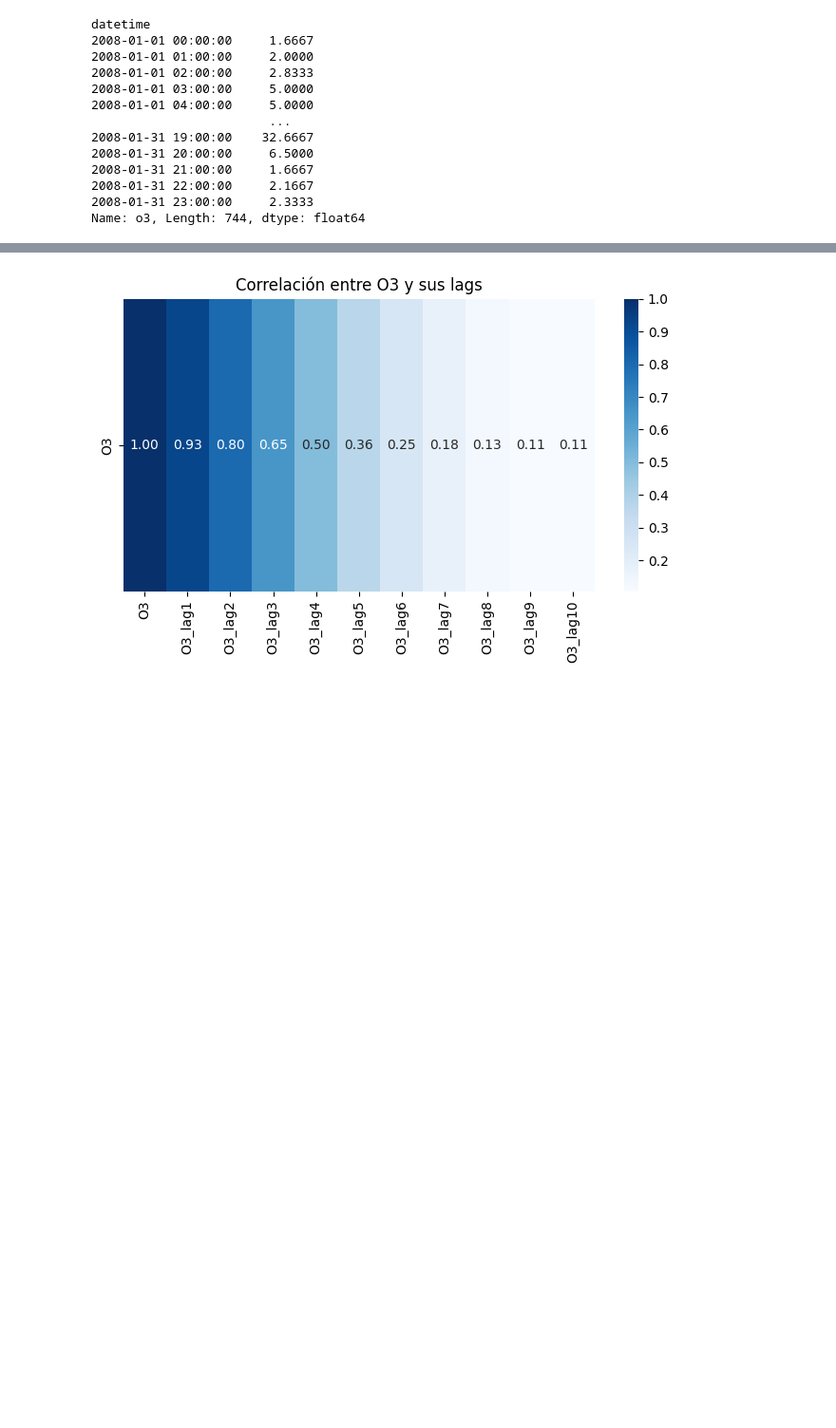
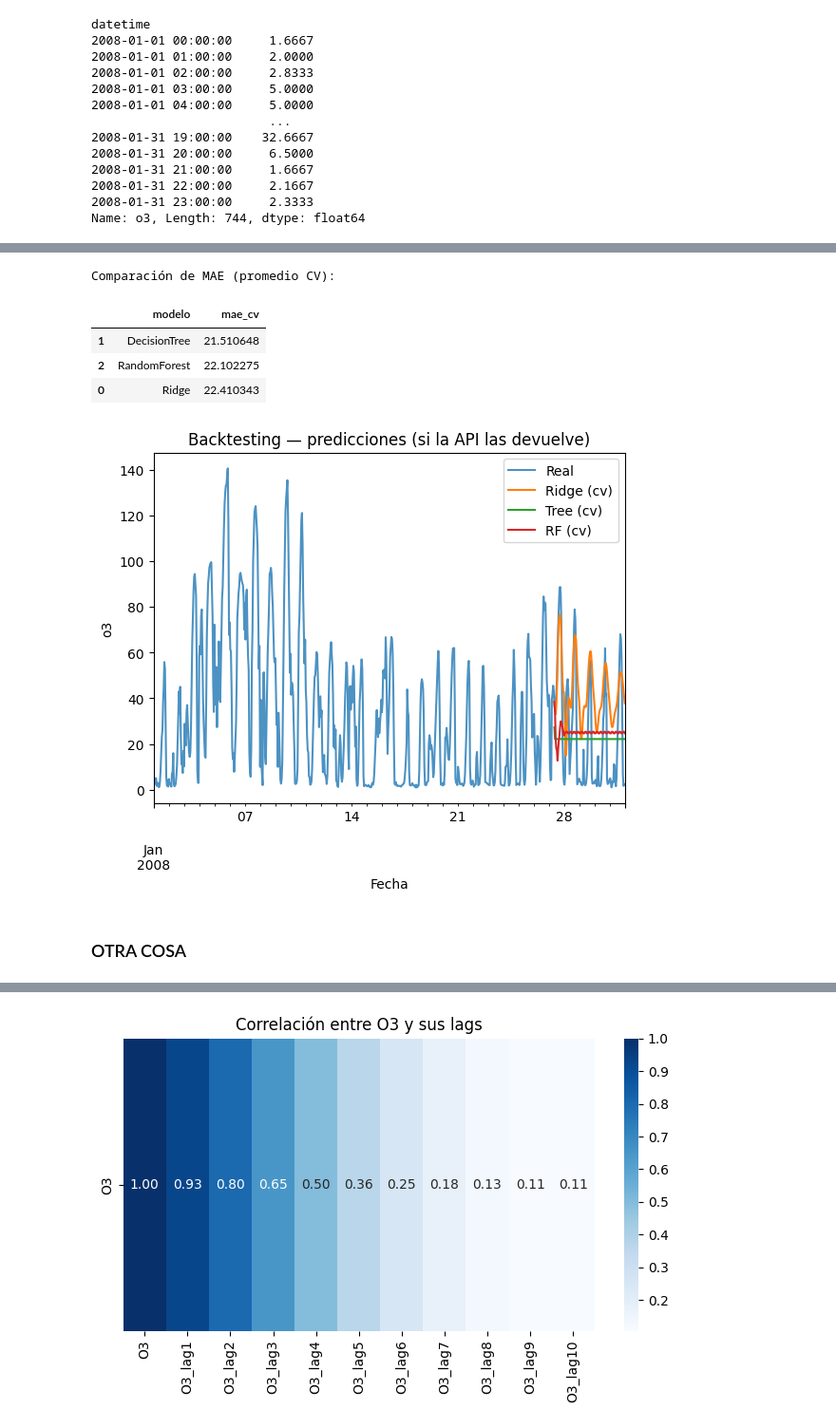
Before and after one commit to ignacioareal23-svg/AASeriesTemporalesFlujosDeDatos, a Jupyter notebook: ProyectoSeries/main.ipynb, the cells around one changed output, grey strips where cells are left out. Shown at 95% size. Saved outputs shown, nothing was run; the diff lists cells and outputs as text; code cells hidden in the pictures; blank space fills up the shorter version.

```diff
--- a/ProyectoSeries/main.ipynb
+++ b/ProyectoSeries/main.ipynb
@@ -589,3 +808,52 @@ df_No_exogenas
+# %%
+# === Backtesting con los mejores modelos ===
+
+m_ridge, p_ridge = backtest_best(f_ridge_best, y, cv)
+m_tree,  p_tree  = backtest_best(f_tree_best,  y, cv)
+m_rf,    p_rf    = backtest_best(f_rf_best,    y, cv)
+
+# Comparación de MAE (promedio)
+compare = pd.DataFrame({
+    'modelo': ['Ridge', 'DecisionTree', 'RandomForest'],
+    'mae_cv': [
+        extract_mae(m_ridge, 'mean_absolute_error'),
+        extract_mae(m_tree,  'mean_absolute_error'),
+        extract_mae(m_rf,    'mean_absolute_error'),
+    ]
+}).sort_values('mae_cv')
+
+print('Comparación de MAE (promedio CV):')
+display(compare)
+
+# Intentar graficar predicciones (si existen) del último tramo
+def plot_cv_preds(preds, label):
+    if preds is None or not isinstance(preds, pd.DataFrame):
+        return False
+    for col in ['pred', 'prediction', 'y_pred', 'forecast']:
+        if col in preds.columns:
+            preds[col].plot(label=label)
+            return True
+    return False
+
+plt.figure()
+y.plot(label='Real', alpha=0.8)
+ok = False
+ok |= plot_cv_preds(p_ridge, 'Ridge (cv)')
+ok |= plot_cv_preds(p_tree,  'Tree (cv)')
+ok |= plot_cv_preds(p_rf,    'RF (cv)')
+plt.title('Backtesting — predicciones (si la API las devuelve)' if ok else
+          'Backtesting — la API no devolvió predicciones (solo valores reales)')
+plt.xlabel('Fecha'); plt.ylabel('o3')
+plt.legend(); plt.show()
+# %% [output]
+Comparación de MAE (promedio CV):
+|  | modelo | mae_cv |
+| 1 | DecisionTree | 21.510648 |
+| 2 | RandomForest | 22.102275 |
+| 0 | Ridge | 22.410343 |
+[figure, added]
+# %% [markdown]
+### OTRA COSA
 # %%
 def generar_atributos_desfase(ts_data, var, max_lag):
     """
```
Also changed, not shown: parts of 12 cells of this notebook.
